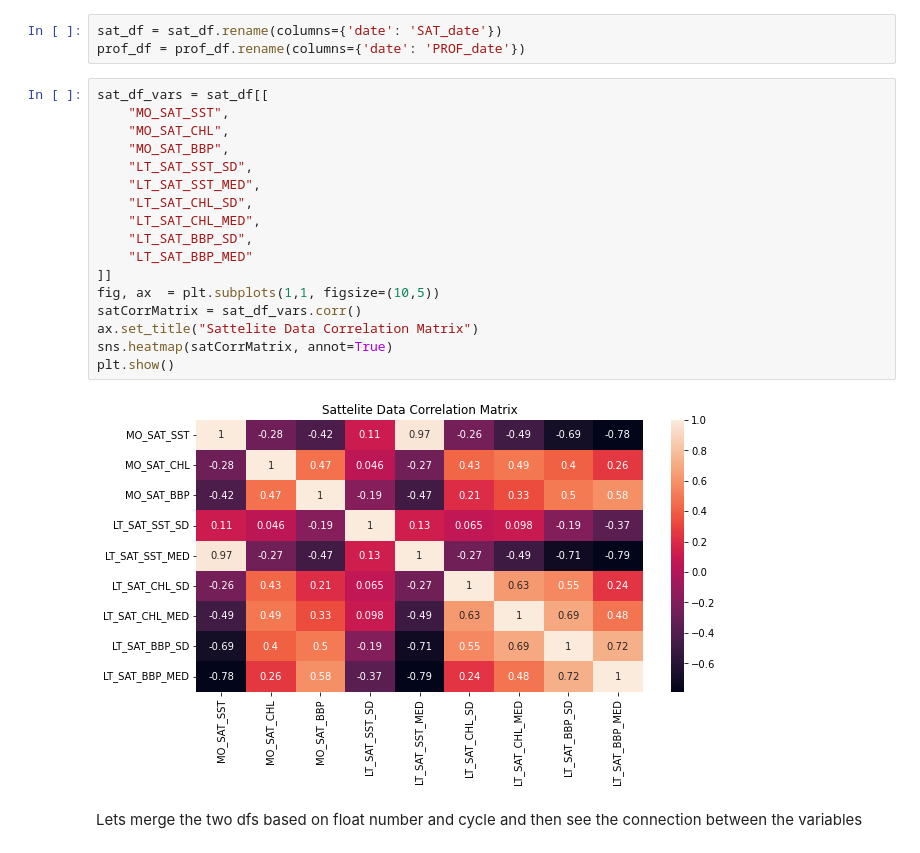
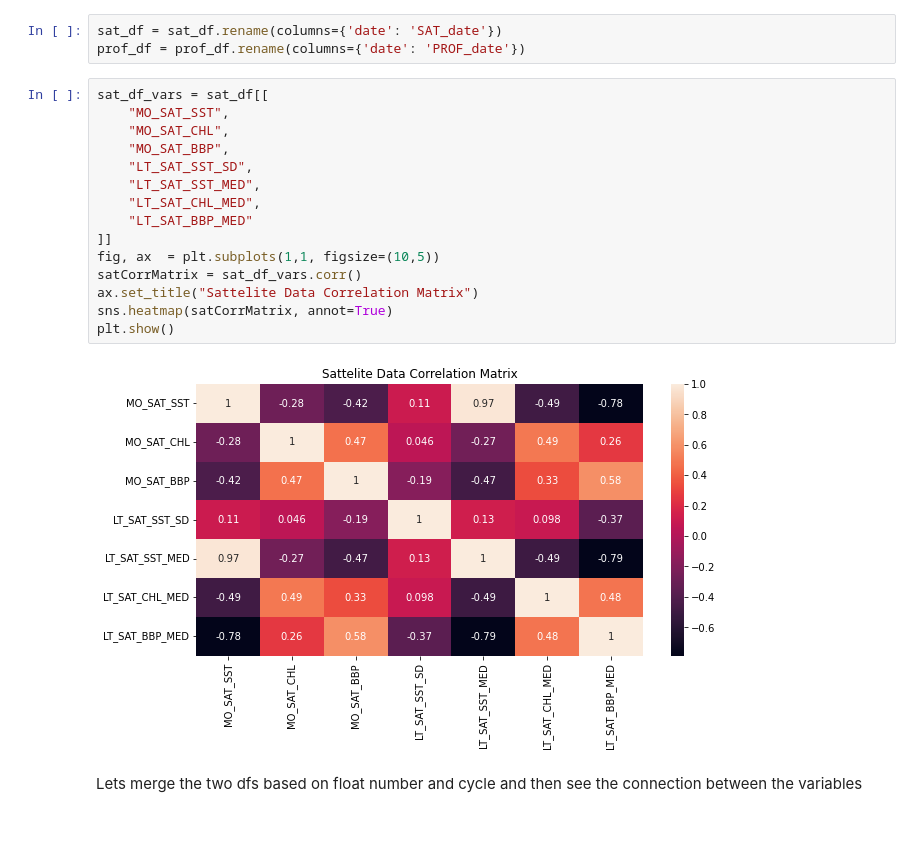
Before and after one commit to gnyirjesy/ocean-depth-characterization, a Jupyter notebook: EDA/elijah_EDA.ipynb, the cells around one changed output. Drawn from its saved outputs; the diff is of its cells as text.

```diff
--- a/EDA/elijah_EDA.ipynb
+++ b/EDA/elijah_EDA.ipynb
@@ -40,22 +79,20 @@ prof_df = prof_df.rename(columns={'date': 'PROF_date'})
 # %%
 sat_df_vars = sat_df[[
     "MO_SAT_SST",
     "MO_SAT_CHL",
     "MO_SAT_BBP",
     "LT_SAT_SST_SD",
     "LT_SAT_SST_MED",
-    "LT_SAT_CHL_SD",
     "LT_SAT_CHL_MED",
-    "LT_SAT_BBP_SD",
     "LT_SAT_BBP_MED"
 ]]
 fig, ax  = plt.subplots(1,1, figsize=(10,5))
 satCorrMatrix = sat_df_vars.corr()
 ax.set_title("Sattelite Data Correlation Matrix")
 sns.heatmap(satCorrMatrix, annot=True)
 plt.show()
 # %% [output]
-[figure, old version]
+[figure, new version]
 # %% [markdown]
 Lets merge the two dfs based on float number and cycle and then see the connection between the variables
 # %%
```
Also changed, not shown: parts of 15 cells of this notebook, 1 other file.
